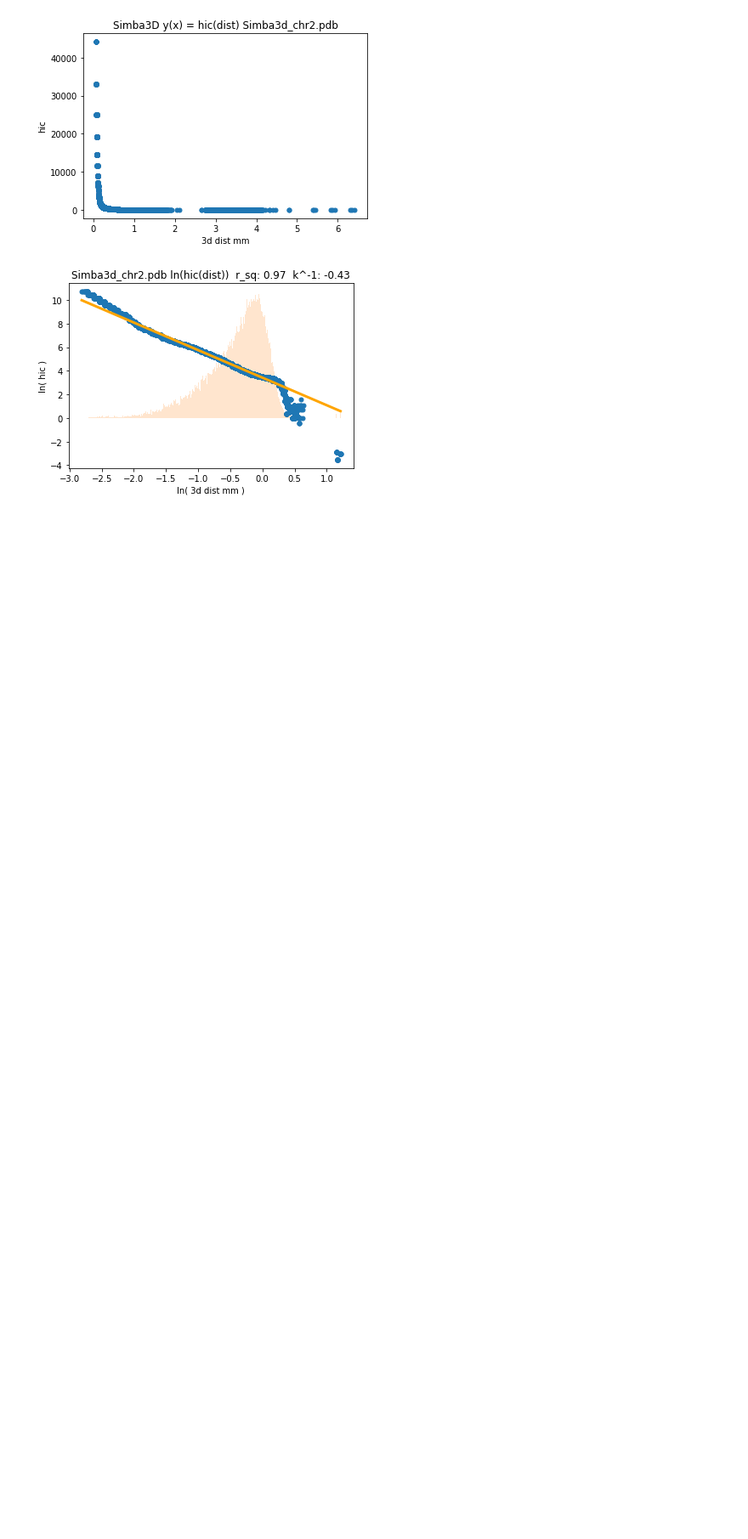
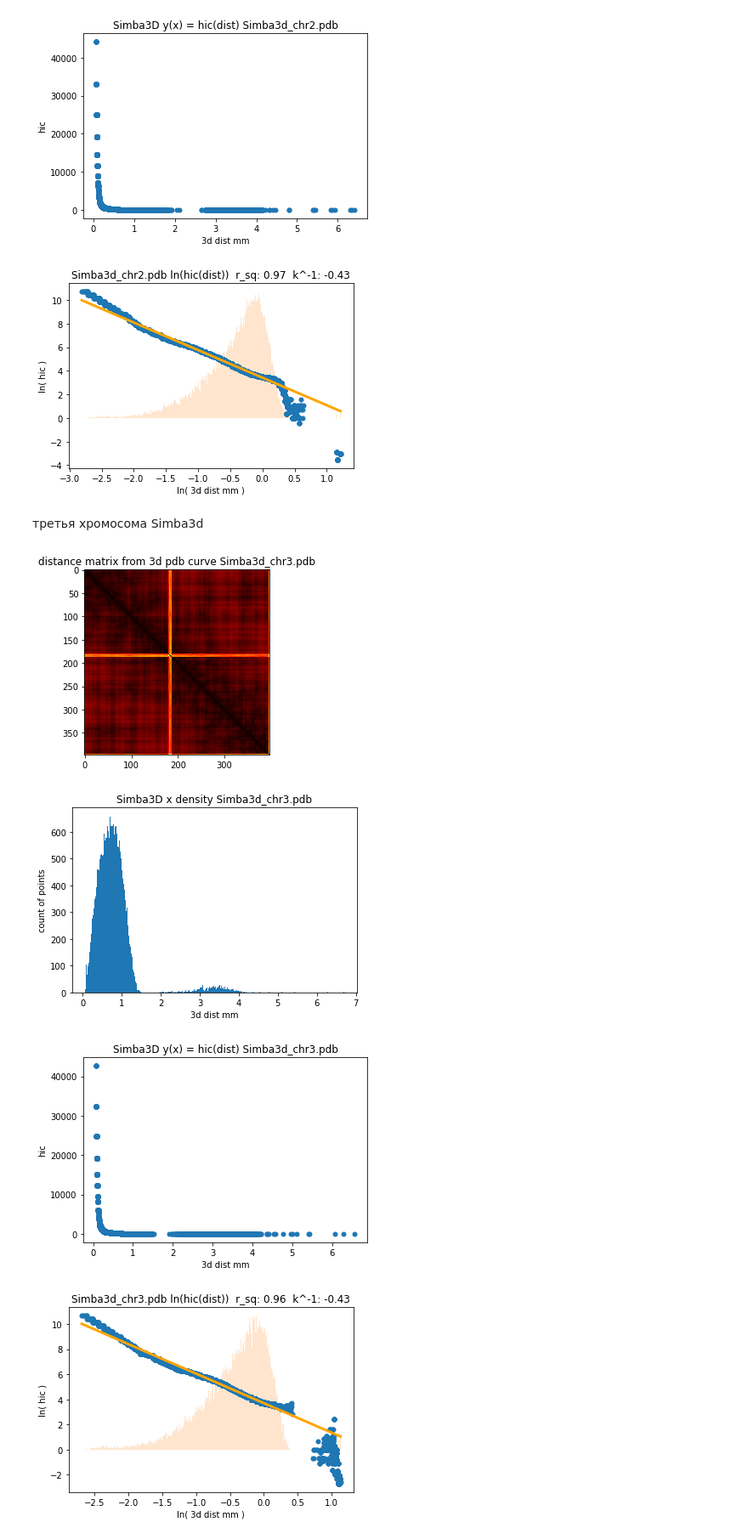
Before and after one commit to Timoniche/PDBAnalyzer, a Jupyter notebook: API.ipynb, the cells around one changed output. Shown at 85% size. Saved outputs shown, nothing was run; the diff lists cells and outputs as text; code cells hidden in the pictures; blank space fills up the shorter version.

```diff
--- a/API.ipynb
+++ b/API.ipynb
@@ -143,3 +152,12 @@ analyze_chr_i(1, SOFT_NAME='Simba3D', file_name='Simba3d_chr2.pdb')
 [figure]
 [figure]
 [figure]
+# %% [markdown]
+третья хромосома Simba3d
+# %%
+analyze_chr_i(2, SOFT_NAME='Simba3D', file_name='Simba3d_chr3.pdb')
+# %% [output]
+[figure, added]
+[figure, added]
+[figure, added]
+[figure, added]
```
Also changed, not shown: parts of 3 cells of this notebook, 7 other files.
